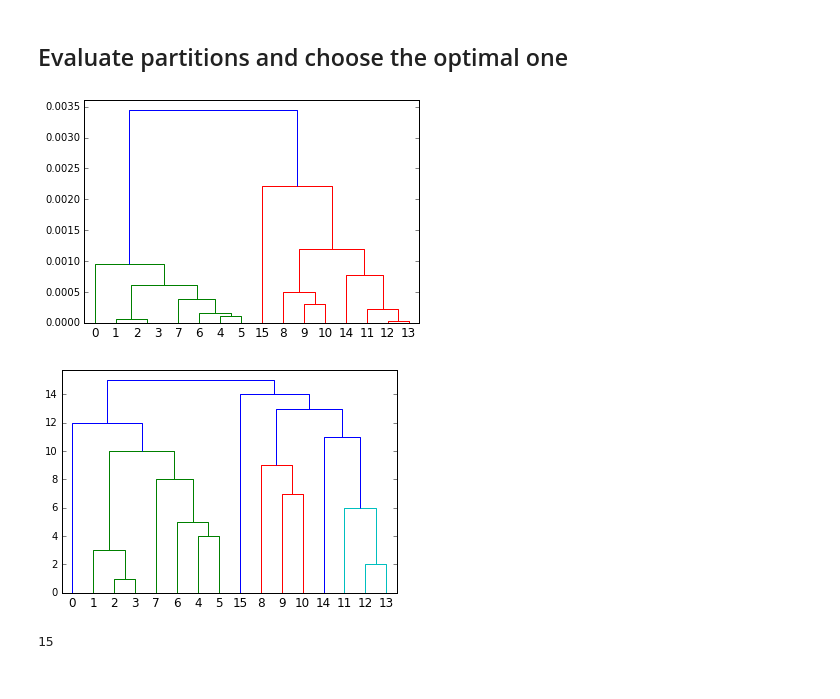
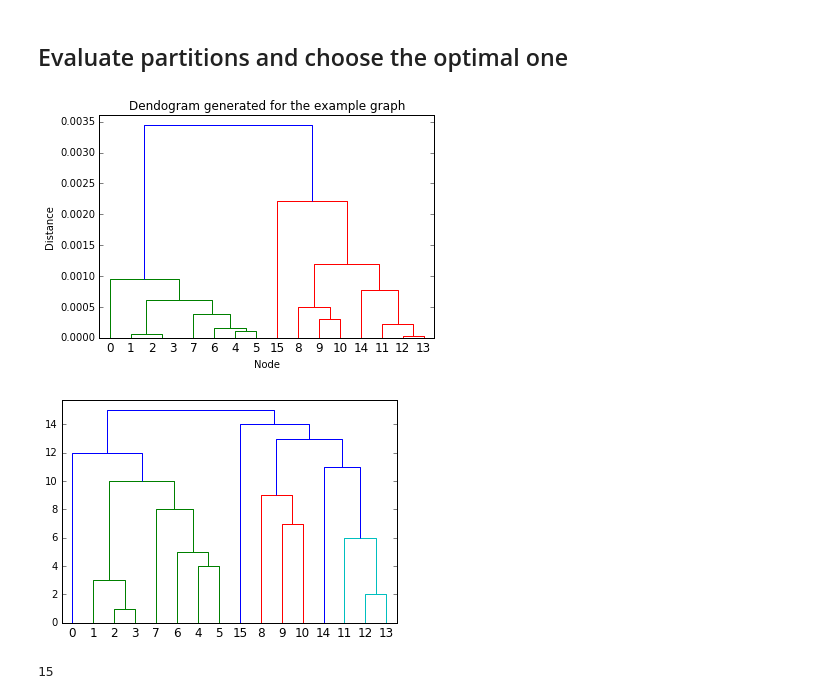
Before and after one commit to seb5666/ML_Data_Mining_1, a Jupyter notebook: Computing communities in large networks using random walks.ipynb, the cells around one changed output. Cells and saved outputs as stored; diff of their text form; code cells hidden in the pictures.

```diff
--- a/Computing communities in large networks using random walks.ipynb
+++ b/Computing communities in large networks using random walks.ipynb
@@ -229,10 +226,14 @@ for i in range(N):
     }
 # merge clusters repeatedly
 new_id = N
+
 build_tree = []
+cum_dist = 0
+
 Δσs = []
-partitions = [create_partition(clusters)]
-cum_dist = 0
+
+partitions = []
+partitions.append([C['nodes'] for C in clusters.values()]) # add initial paritition
 
 while(len(clusters) > 1):
     # find clusters to merge
@@ -245,7 +246,7 @@ while(len(clusters) > 1):
     cum_dist += min_Δσ
 
     # Keep track of partitions
-    partitions.append(create_partition(clusters))
+    partitions.append([C['nodes'] for C in clusters.values()])
 
     # For evaluation of partitions
     Δσs.append(min_Δσ)
@@ -256,13 +257,16 @@ while(len(clusters) > 1):
 # %%
 #create linkage matrix
 Z = np.array([[id1, id2, dist, 0] for (j, (new_id, id1, id2, dist)) in enumerate(build_tree)], dtype=np.double)
 dendrogram(Z);
-# plt.savefig("plots/karate_dendogram")
+plt.xlabel("Node")
+plt.ylabel("Distance")
+plt.title("Dendogram generated for the example graph")
+plt.savefig("plots/toy_graph_dendogram")
 plt.figure()
 Z = np.array([[id1, id2, j+1, 0] for (j, (new_id, id1, id2, dist)) in enumerate(build_tree)], dtype=np.double)
 dendrogram(Z);
 # %% [output]
-[figure, old version]
+[figure, new version]
 [figure]
 # %%
 # Compute the modularity of a given partition
```
Also changed, not shown: parts of 3 cells of this notebook, 8 other files.
